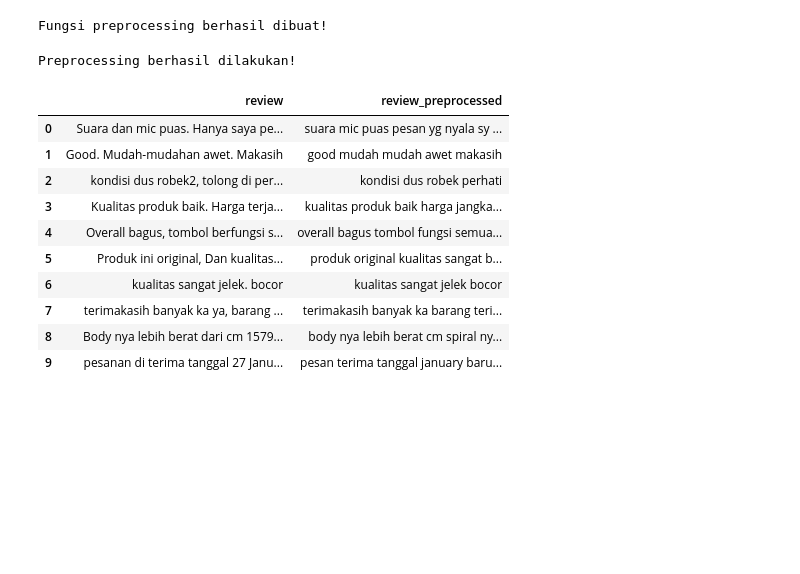
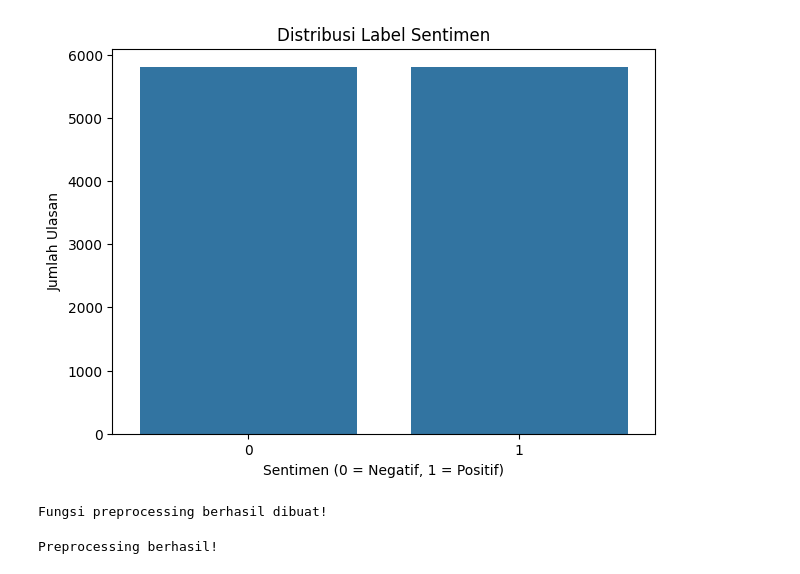
Before and after one commit to azarhyii/Tugas_Azza_sentimen., a Jupyter notebook: Tugas_Azza_sentimen.ipynb, the cells around one changed output. Saved outputs shown, nothing was run; the diff lists cells and outputs as text; code cells hidden in the pictures; blank space fills up the shorter version.

```diff
--- a/Tugas_Azza_sentimen.ipynb
+++ b/Tugas_Azza_sentimen.ipynb
@@ -63,0 +35,9 @@ Name: count, dtype: int64
+# %%
+dataset = load_dataset(
+    "dipawidia/ecommerce-product-reviews-sentiment"
+)
+
+df = pd.DataFrame(dataset["train"])
+
+print("Dataset berhasil dimuat!")
+display(df.head())
@@ -64 +87,16 @@ Name: count, dtype: int64
+# %%
+plt.figure(figsize=(7,5))
+
+sns.countplot(
+    data=df,
+    x="sentimen"
+)
+
+plt.title("Distribusi Label Sentimen")
+plt.xlabel("Sentimen (0 = Negatif, 1 = Positif)")
+plt.ylabel("Jumlah Ulasan")
+
+plt.show()
+# %% [output]
+[figure, added]
 # %%
@@ -109,24 +141,13 @@ def preprocessing(teks):
 print("Fungsi preprocessing berhasil dibuat!")
 # %% [output]
 Fungsi preprocessing berhasil dibuat!
-# %%
-# Melakukan preprocessing pada kolom review
-df["review_preprocessed"] = df["review"].apply(preprocessing)
-
-print("Preprocessing berhasil dilakukan!")
-
-# Menampilkan hasil preprocessing
-display(df[["review", "review_preprocessed"]].head(10))
-# %% [output]
-Preprocessing berhasil dilakukan!
-|  | review | review_preprocessed |
-| 0 | Suara dan mic puas. Hanya saya pe... | suara mic puas pesan yg nyala sy ... |
-| 1 | Good. Mudah-mudahan awet. Makasih | good mudah mudah awet makasih |
-| 2 | kondisi dus robek2, tolong di per... | kondisi dus robek perhati |
-| 3 | Kualitas produk baik. Harga terja... | kualitas produk baik harga jangka... |
-| 4 | Overall bagus, tombol berfungsi s... | overall bagus tombol fungsi semua... |
-| 5 | Produk ini original, Dan kualitas... | produk original kualitas sangat b... |
-| 6 | kualitas sangat jelek. bocor | kualitas sangat jelek bocor |
-| 7 | terimakasih banyak ka ya, barang ... | terimakasih banyak ka barang teri... |
-| 8 | Body nya lebih berat dari cm 1579... | body nya lebih berat cm spiral ny... |
-| 9 | pesanan di terima tanggal 27 Janu... | pesan terima tanggal january baru... |
+# %%
+from tqdm.auto import tqdm
+
+tqdm.pandas()
+
+df["review_bersih"] = df["review"].fillna("").progress_apply(preprocessing)
+
+print("Preprocessing berhasil!")
+# %% [output]
+Preprocessing berhasil!
```
Also changed, not shown: parts of 20 cells of this notebook.
